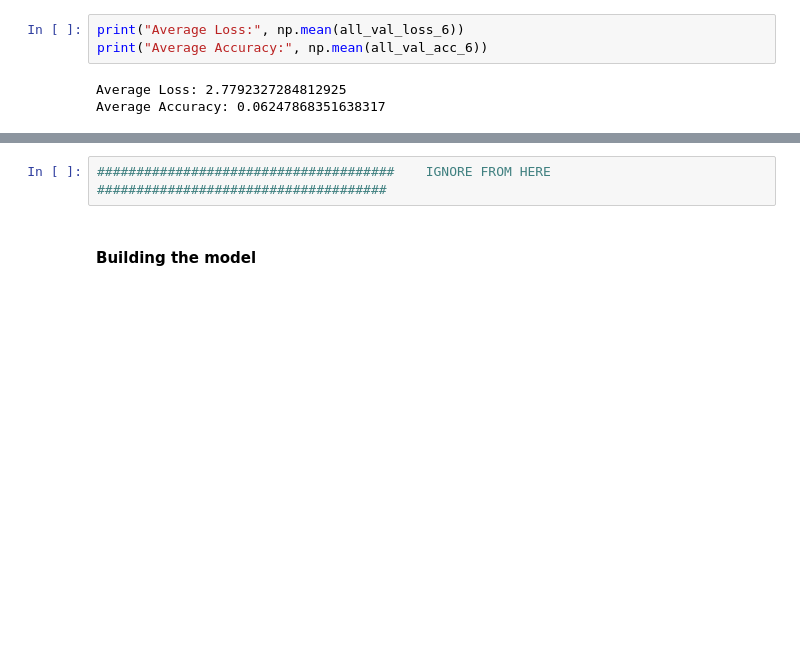
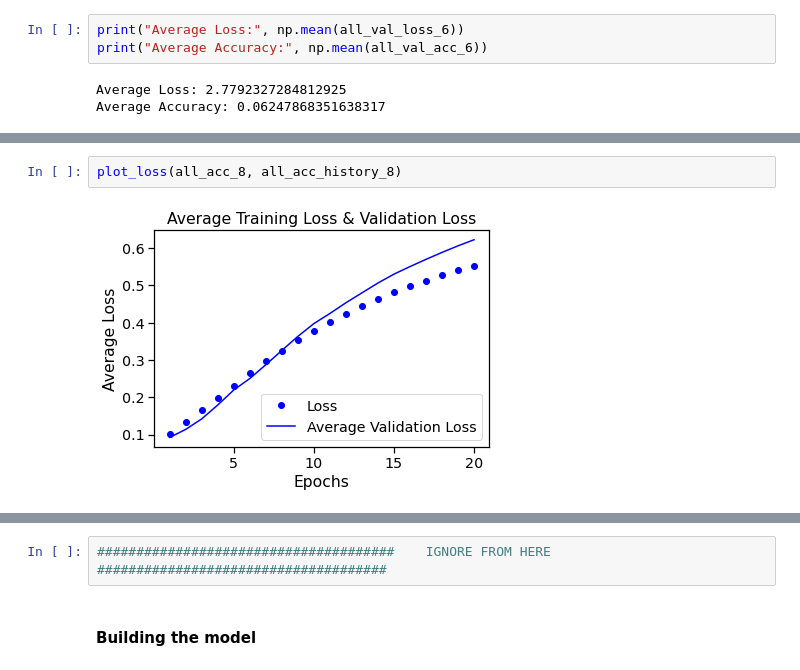
Before and after one commit to sugarhy/FYP, a Jupyter notebook: lstm.ipynb, the cells around one changed output, grey strips where cells are left out. Saved outputs shown, nothing was run; the diff lists cells and outputs as text; blank space fills up the shorter version.

```diff
--- a/lstm.ipynb
+++ b/lstm.ipynb
@@ -1686,0 +2018,4 @@ no matter how small my l1/l2 regularizer i set, the accuracy is always very low
+# %%
+plot_loss(all_acc_8, all_acc_history_8)
+# %% [output]
+[figure, added]
```
Also changed, not shown: parts of 35 cells of this notebook.
